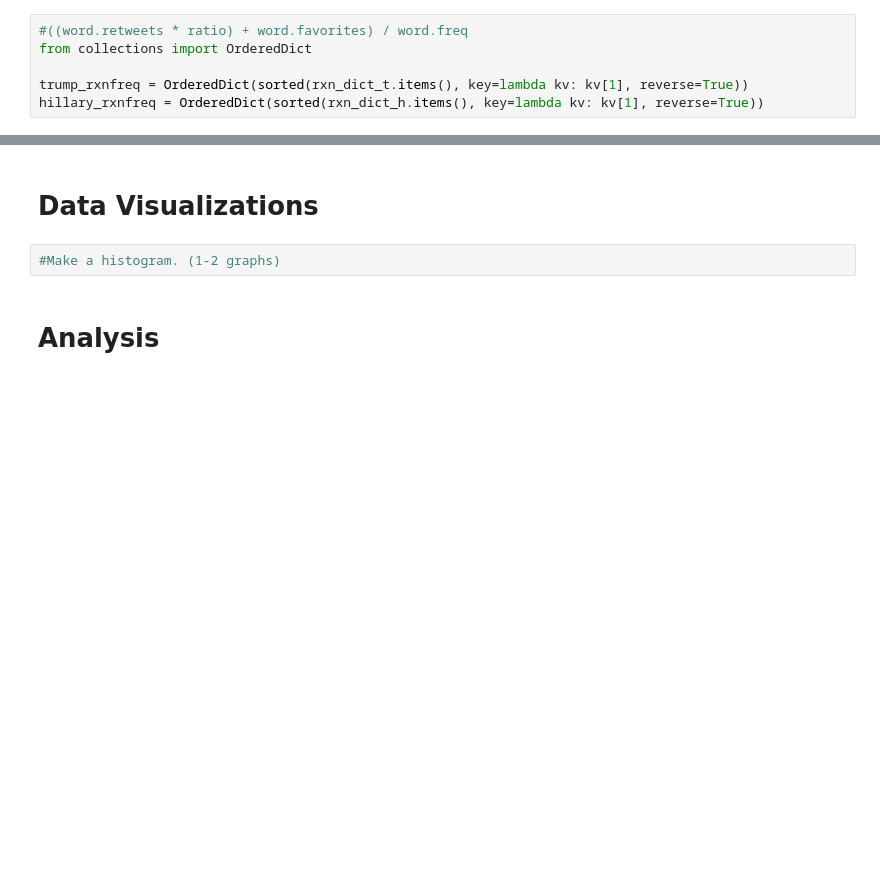
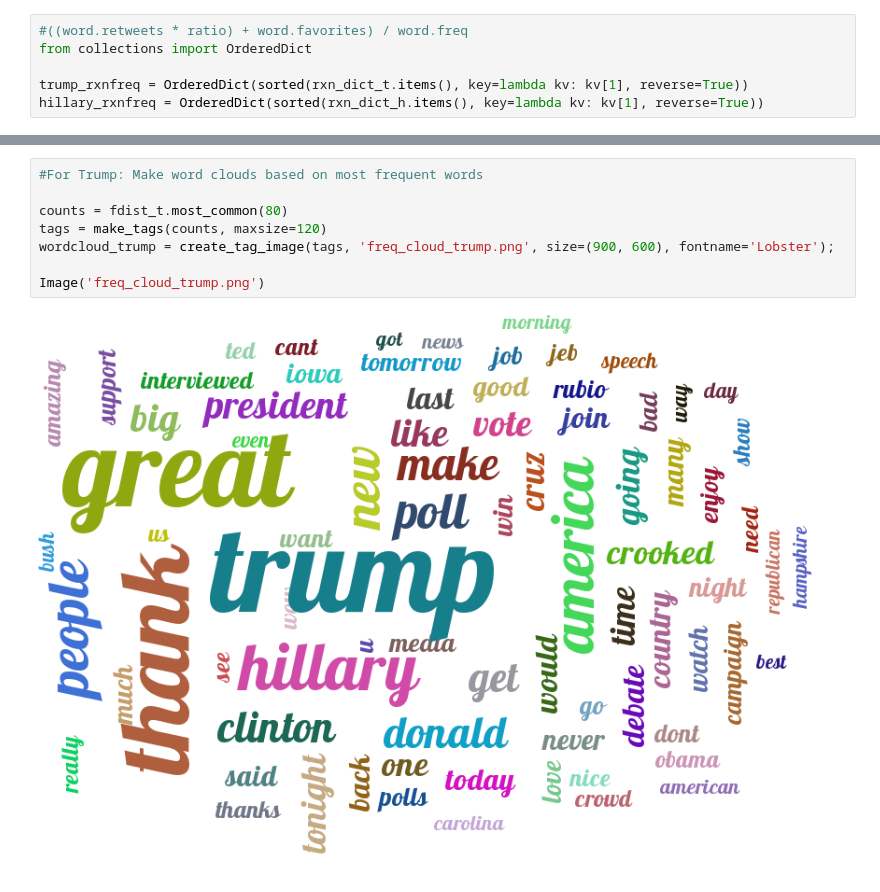
Before and after one commit to Del012/Pr_024, a Jupyter notebook: Final_Rough_Draft.ipynb, the cells around one changed output, grey strips where cells are left out. Cells and saved outputs as stored; diff of their text form; blank space fills up the shorter version.

Commit message:
Added data visualizations (wordcloud, bar charts)

```diff
--- a/Final_Rough_Draft.ipynb
+++ b/Final_Rough_Draft.ipynb
@@ -285,9 +329,13 @@ dfFreq_h
 | 7 | one | 181 | dummies | 2.020907e+05 |
 | 8 | us | 174 | tested | 1.698351e+05 |
 | 9 | trump's | 149 | hi | 1.624831e+05 |
-# %% [markdown]
-# Data Visualizations
-# %%
-#Make a histogram. (1-2 graphs)
-# %% [markdown]
-# Analysis
+# %%
+#For Trump: Make word clouds based on most frequent words
+
+counts = fdist_t.most_common(80)
+tags = make_tags(counts, maxsize=120)
+wordcloud_trump = create_tag_image(tags, 'freq_cloud_trump.png', size=(900, 600), fontname='Lobster');
+
+Image('freq_cloud_trump.png')
+# %% [output]
+[figure, added]
```
Also changed, not shown: parts of 13 cells of this notebook.
